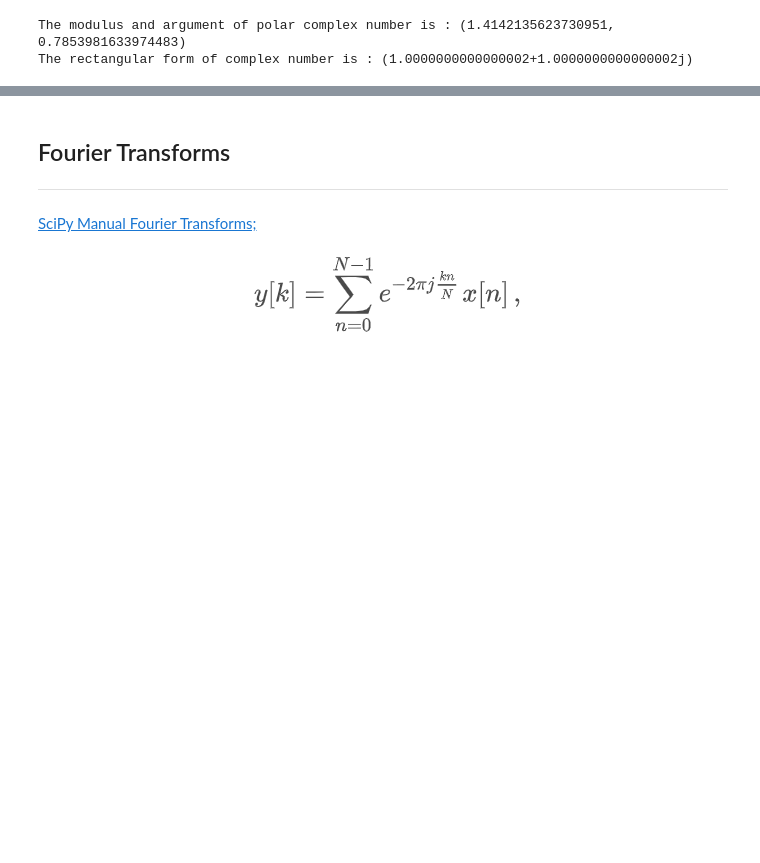
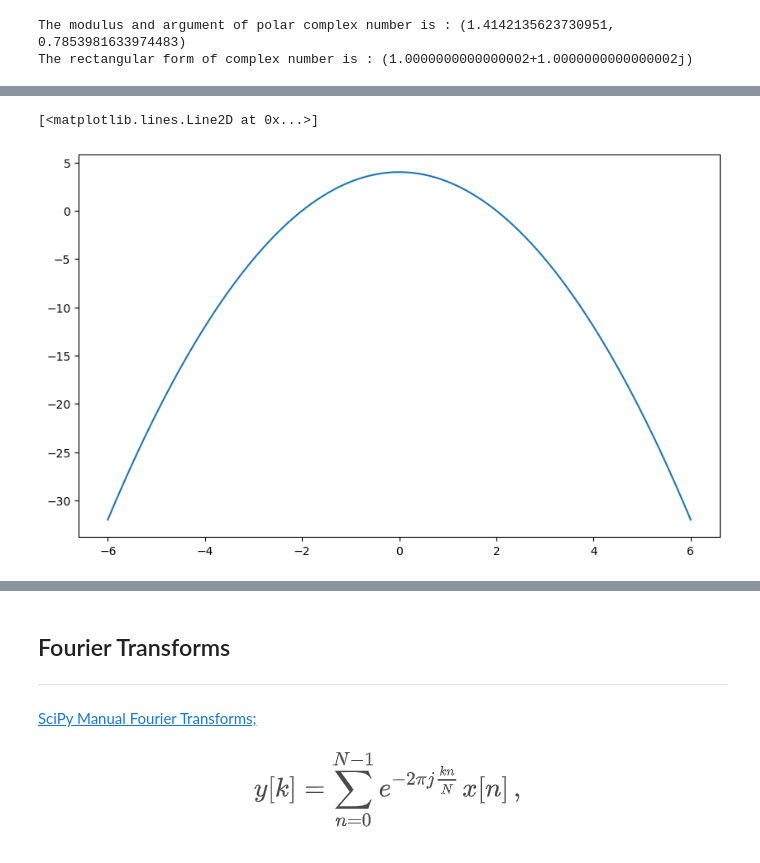
Before and after one commit to Rshocks/EmergingTechnology, a Jupyter notebook: content/04)Fourier Transforms.ipynb, the cells around one changed output, grey strips where cells are left out. Cells and saved outputs as stored; diff of their text form; code cells hidden in the pictures; blank space fills up the shorter version.

```diff
--- a/content/04)Fourier Transforms.ipynb
+++ b/content/04)Fourier Transforms.ipynb
@@ -85,0 +122,13 @@ The rectangular form of complex number is : (1.0000000000000002+1.00000000000000
+# %%
+# In this case the vertex is at max making it open downwards
+# Range of x values
+x = np.linspace(-6.0, 6.0, 1000)
+
+# Create figure
+fig, ax = plt.subplots(figsize=(10,6))
+
+# Plot
+ax.plot(x, -x**2 + 4)
+# %% [output]
+[<matplotlib.lines.Line2D at 0x...>]
+[figure, added]
```
Also changed, not shown: parts of 5 cells of this notebook.
